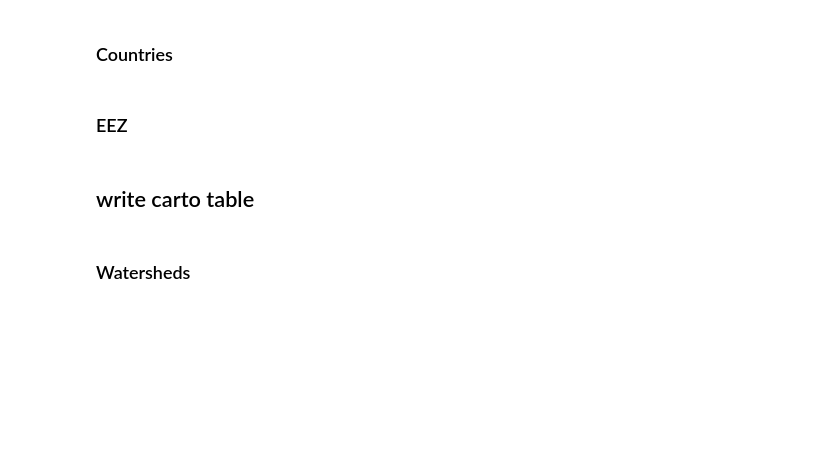
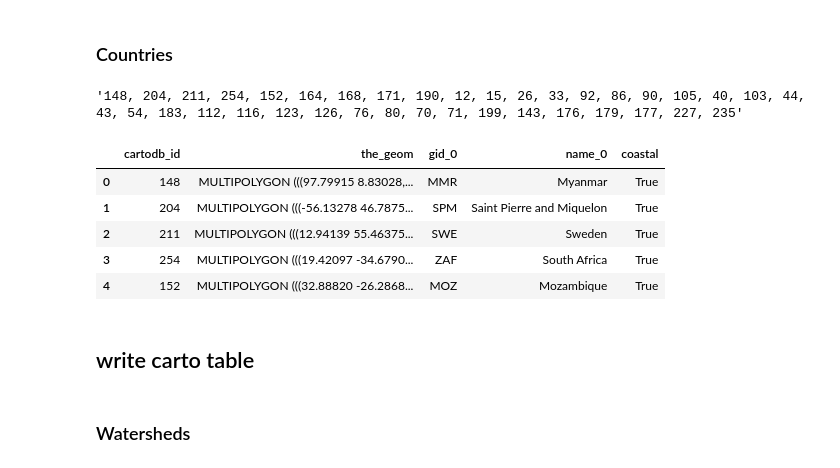
Before and after one commit to resource-watch/notebooks, a Jupyter notebook: ResourceWatch/Script_geostore_IDs_OW-79.ipynb, the cells around one changed output. Cells and saved outputs as stored; diff of their text form; code cells hidden in the pictures; blank space fills up the shorter version.

```diff
--- a/ResourceWatch/Script_geostore_IDs_OW-79.ipynb
+++ b/ResourceWatch/Script_geostore_IDs_OW-79.ipynb
@@ -259,2 +362,0 @@ eez_df.to_csv(f'./{eez_table}_v20210528.csv')
-# %% [markdown]
-### EEZ
@@ -260,0 +366,16 @@ eez_df.to_csv(f'./{eez_table}_v20210528.csv')
+# %%
+', '.join(countries_geojson_dict.keys())
+# %% [output]
+'148, 204, 211, 254, 152, 164, 168, 171, 190, 12, 15, 26, 33, 92, 86, 90, 105, 40, 103, 44, 43, 54, 183, 112, 116, 123, 126, 76, 80, 70, 71, 199, 143, 176, 179, 177, 227, 235'
+# %%
+countries_subset = cf.io.carto.read_carto(f'SELECT * FROM "wri-rw".gadm36_0 WHERE cartodb_id in ({", ".join(countries_geojson_dict.keys())})',
+                                    credentials=creds)
+# %%
+countries_subset.head()
+# %% [output]
+|  | cartodb_id | the_geom | gid_0 | name_0 | coastal |
+| 0 | 148 | MULTIPOLYGON (((97.79915 8.83028,... | MMR | Myanmar | True |
+| 1 | 204 | MULTIPOLYGON (((-56.13278 46.7875... | SPM | Saint Pierre and Miquelon | True |
+| 2 | 211 | MULTIPOLYGON (((12.94139 55.46375... | SWE | Sweden | True |
+| 3 | 254 | MULTIPOLYGON (((19.42097 -34.6790... | ZAF | South Africa | True |
+| 4 | 152 | MULTIPOLYGON (((32.88820 -26.2868... | MOZ | Mozambique | True |
```
Also changed, not shown: parts of 24 cells of this notebook.
